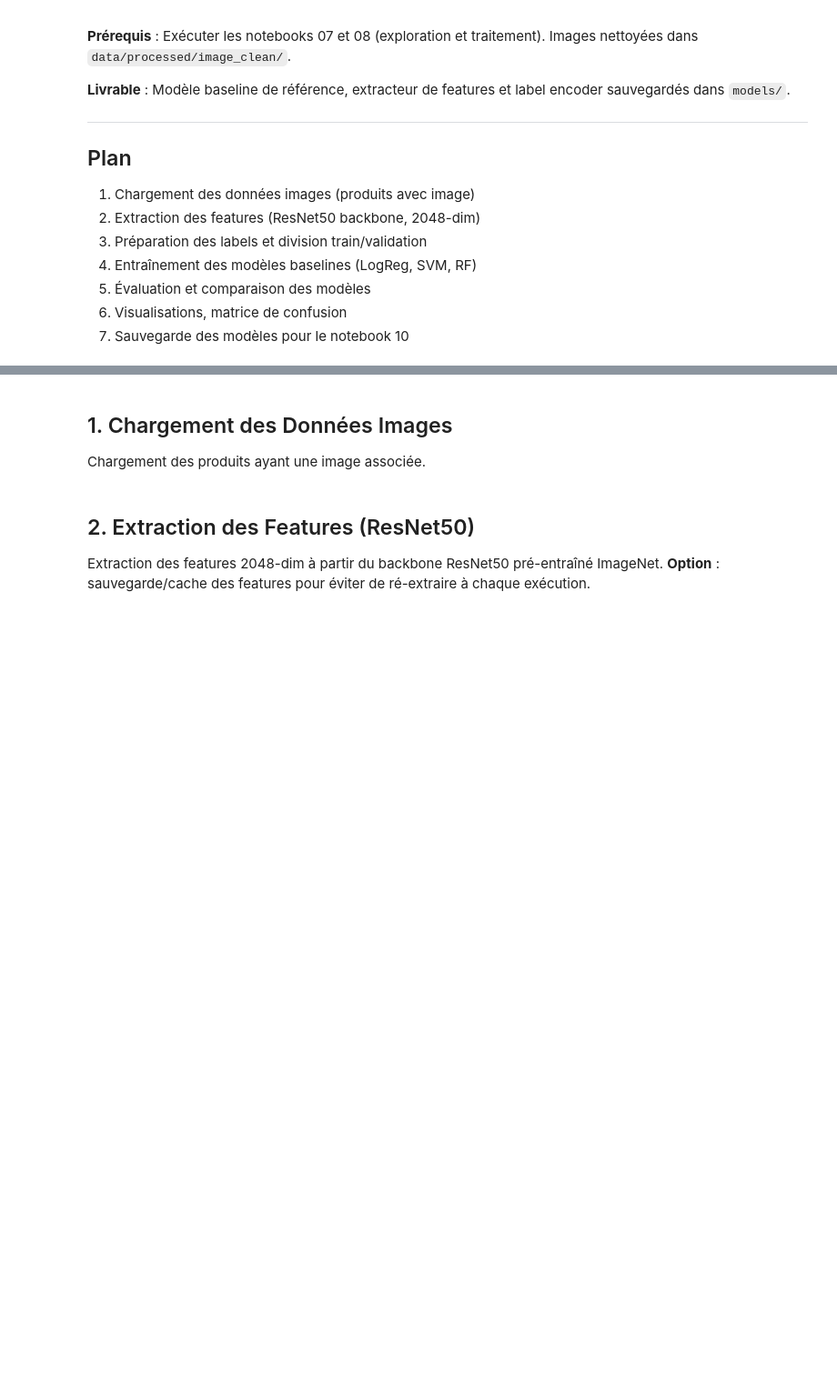
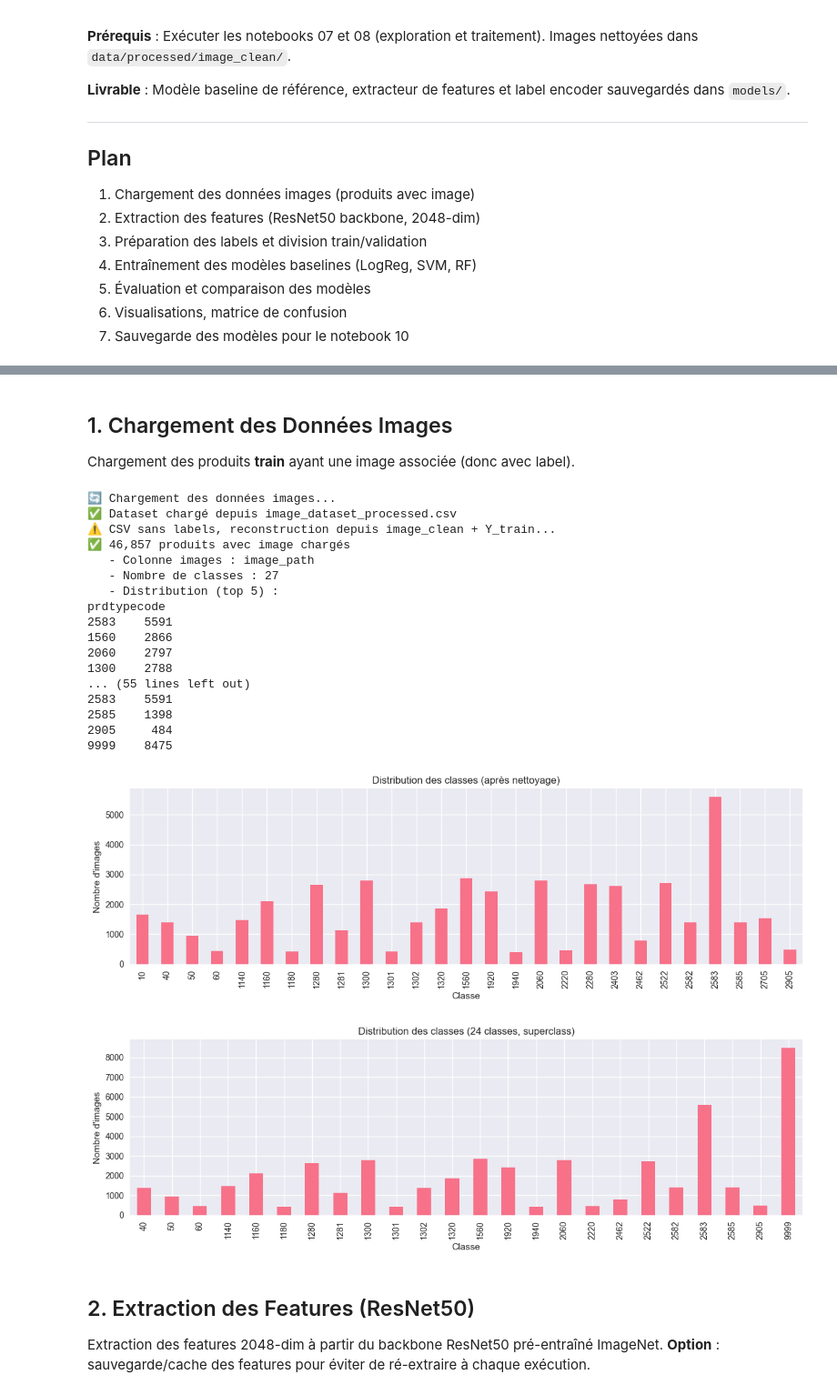
Before and after one commit to Zhrii/Datascientest_projets, a Jupyter notebook: notebooks/09_image_modelisation_baseline.ipynb, the cells around one changed output, grey strips where cells are left out. Shown at 91% size. Cells and saved outputs as stored; diff of their text form; code cells hidden in the pictures; blank space fills up the shorter version.

```diff
--- a/notebooks/09_image_modelisation_baseline.ipynb
+++ b/notebooks/09_image_modelisation_baseline.ipynb
@@ -51,38 +59,92 @@ print("✅ Bibliothèques importées avec succès")
 # %% [markdown]
 ## 1. Chargement des Données Images
 
-Chargement des produits ayant une image associée.
+Chargement des produits **train** ayant une image associée (donc avec label).
 # %%
 ROOT = Path('../').resolve()
 DATA_BRUT = ROOT / 'data brut'
 IMAGE_CLEAN_DIR = ROOT / 'data' / 'processed' / 'image_clean'
 DATASET_CSV = ROOT / 'data' / 'processed' / 'image_dataset_processed.csv'
 MODELS_DIR = ROOT / 'models'
 MODELS_DIR.mkdir(exist_ok=True)
 
 print("🔄 Chargement des données images...")
 if DATASET_CSV.exists():
     image_df = pd.read_csv(DATASET_CSV)
     print(f"✅ Dataset chargé depuis {DATASET_CSV.name}")
 else:
     image_df = load_image_classification_data(DATA_BRUT, IMAGE_CLEAN_DIR, root=ROOT)
     print("✅ Dataset construit depuis image_clean")
 
+# Si le CSV ne contient pas de labels (cas test/brut), on reconstruit depuis le train
+if 'prdtypecode' not in image_df.columns or image_df['prdtypecode'].isna().all():
+    print("⚠️ CSV sans labels, reconstruction depuis image_clean + Y_train...")
+    image_df = load_image_classification_data(DATA_BRUT, IMAGE_CLEAN_DIR, root=ROOT)
+
 # Choix du chemin d'image à utiliser
 if 'image_path_clean' in image_df.columns and image_df['image_path_clean'].notna().any():
     image_path_col = 'image_path_clean'
 else:
     image_path_col = 'image_path'
 
 # Vérification labels
-if 'prdtypecode' not in image_df.columns or image_df['prdtypecode'].isna().all():
-    raise RuntimeError("Aucun label disponible. Vérifie que tu utilises un dataset train.")
+if 'prdtypecode' not in image_df.columns or image_df['prdtypecode'].isna().all() or len(image_df) == 0:
+    raise RuntimeError("Aucun label disponible. Vérifie que tu utilises des images train nettoyées.")
 
 print(f"✅ {len(image_df):,} produits avec image chargés")
 print(f"   - Colonne images : {image_path_col}")
 print(f"   - Nombre de classes : {image_df['prdtypecode'].nunique()}")
 print(f"   - Distribution (top 5) :")
 print(image_df['prdtypecode'].value_counts().head())
+
+# Distribution complète après nettoyage (27 classes)
+class_counts = image_df['prdtypecode'].value_counts().sort_index()
+print("\n📊 Distribution des classes (après nettoyage) :")
+print(class_counts.to_string())
+
+plt.figure(figsize=(12, 4))
+class_counts.plot(kind='bar')
+plt.title('Distribution des classes (après nettoyage)')
+plt.xlabel('Classe')
+plt.ylabel('Nombre d\'images')
+plt.tight_layout()
+
+# Distribution en 24 classes (superclass)
+CODE_SUPERCLASSE = 9999
+PUBLICATIONS_CLASSES = {10, 2280, 2403, 2705}
+image_df['prdtypecode_superclass'] = image_df['prdtypecode'].apply(
+    lambda x: CODE_SUPERCLASSE if x in PUBLICATIONS_CLASSES else x
+)
+class_counts_sc = image_df['prdtypecode_superclass'].value_counts().sort_index()
+print("\n📊 Distribution des classes (24 classes, superclass) :")
+print(class_counts_sc.to_string())
+
+plt.figure(figsize=(12, 4))
+class_counts_sc.plot(kind='bar')
+plt.title('Distribution des classes (24 classes, superclass)')
+plt.xlabel('Classe')
+plt.ylabel('Nombre d\'images')
+plt.tight_layout()
+# %% [output]
+🔄 Chargement des données images...
+✅ Dataset chargé depuis image_dataset_processed.csv
+⚠️ CSV sans labels, reconstruction depuis image_clean + Y_train...
+✅ 46,857 produits avec image chargés
+   - Colonne images : image_path
+   - Nombre de classes : 27
+   - Distribution (top 5) :
+prdtypecode
+2583    5591
+1560    2866
+2060    2797
+1300    2788
+... (55 lines left out)
+2583    5591
+2585    1398
+2905     484
+9999    8475
+[figure, added]
+[figure, added]
 # %% [markdown]
 ## 2. Extraction des Features (ResNet50)
 
```
Also changed, not shown: parts of 10 cells of this notebook, 1 other file.
